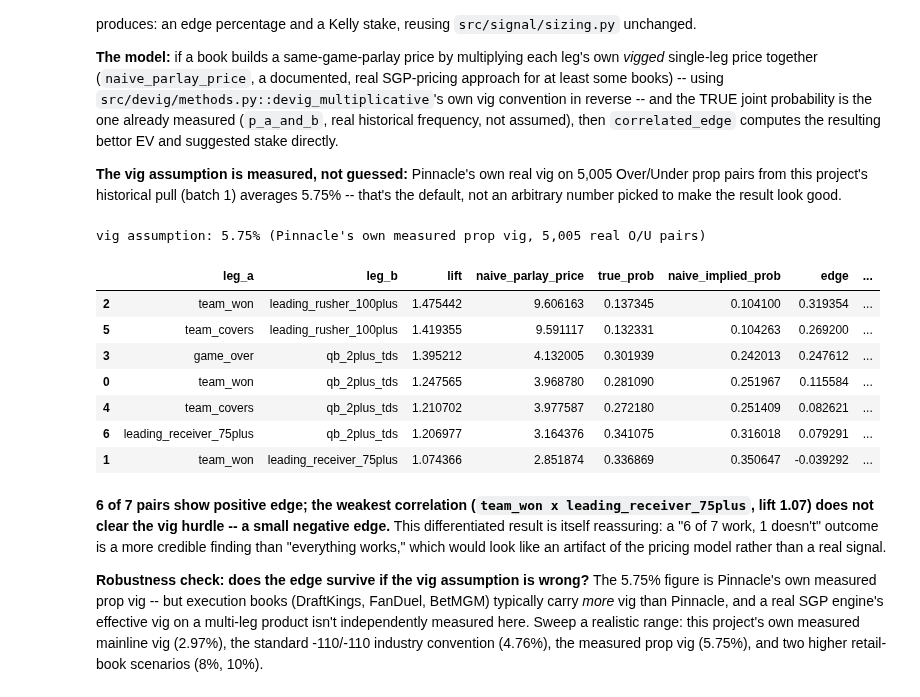
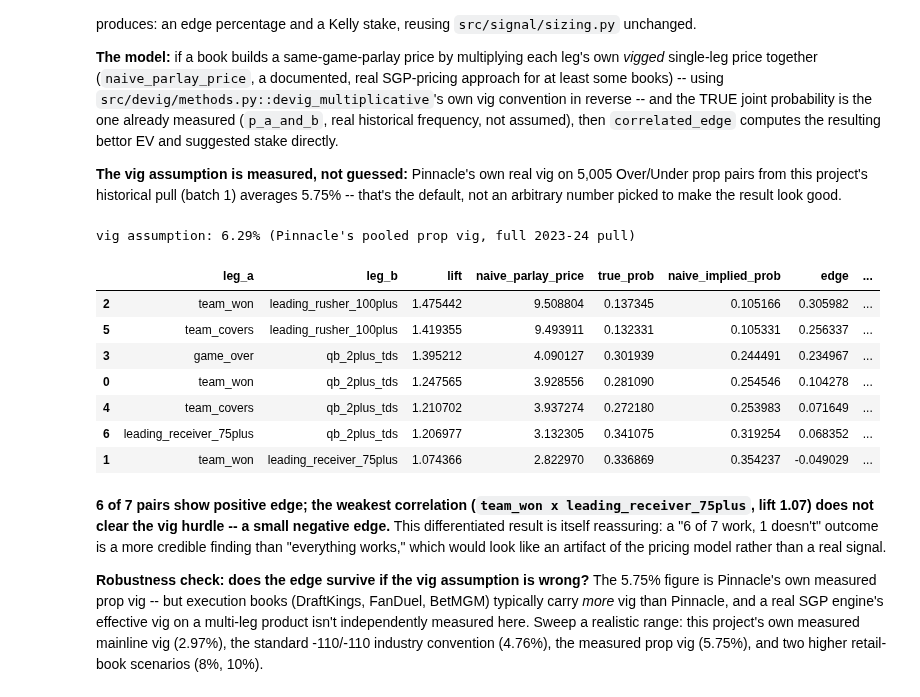
Before and after one commit to rahulr-1006/nfl_2026, a Jupyter notebook: notebooks/model_backtest_results.ipynb, the cells around one changed output. Drawn from its saved outputs; the diff is of its cells as text; code cells hidden in the pictures.

```diff
--- a/notebooks/model_backtest_results.ipynb
+++ b/notebooks/model_backtest_results.ipynb
@@ -953,7 +953,11 @@ from src.clv.metrics import bootstrap_ci
 
 snapshot_files = list((ROOT / "data" / "snapshots").rglob("*.parquet"))
 all_snapshots = pd.concat([pd.read_parquet(f) for f in snapshot_files], ignore_index=True)
-props_df = all_snapshots[all_snapshots["market"] == "player_prop"].copy()
+# The 2024 historical pull ONLY. The store also holds 2023 history and, since
+# 2026-09, the live season (including pre-registered holdout weeks); an unscoped
+# glob silently grew this section from 285 games to 655 (found 2026-10-13).
+props_df = all_snapshots[(all_snapshots["market"] == "player_prop")
+                         & all_snapshots["event_id"].str.startswith("2024_")].copy()
 print(f"{len(props_df)} player-prop snapshots, {props_df['event_id'].nunique()} games, books={sorted(props_df['book'].unique())}")
 
 fair = pinnacle_fair_probs(props_df)
@@ -1550,25 +1554,25 @@ Over/Under prop pairs from this project's historical pull (batch 1) averages 5.7
 # %%
 from src.backtest.correlated_props import correlated_edge, MEASURED_PROP_VIG
 
 edge_rows = []
 for leg_a, leg_b, df in leg_pairs:
     r = measure_leg_correlation(df[leg_a], df[leg_b])
-    e = correlated_edge(r["p_a"], r["p_b"], r["p_a_and_b"])
+    e = correlated_edge(r["p_a"], r["p_b"], r["p_a_and_b"], vig=MEASURED_PROP_VIG)
     edge_rows.append({"leg_a": leg_a, "leg_b": leg_b, "lift": r["lift"], **e})
 
 edge_report = pd.DataFrame(edge_rows).sort_values("edge", ascending=False)
-print(f"vig assumption: {MEASURED_PROP_VIG:.2%} (Pinnacle's own measured prop vig, 5,005 real O/U pairs)")
+print(f"vig assumption: {MEASURED_PROP_VIG:.2%} (Pinnacle's pooled prop vig, full 2023-24 pull)")
 edge_report[["leg_a", "leg_b", "lift", "naive_parlay_price", "true_prob", "naive_implied_prob", "edge", "suggested_stake"]]
 # %% [output]
-vig assumption: 5.75% (Pinnacle's own measured prop vig, 5,005 real O/U pairs)
+vig assumption: 6.29% (Pinnacle's pooled prop vig, full 2023-24 pull)
 |  | leg_a | leg_b | lift | naive_parlay_price | true_prob | naive_implied_prob | edge | ... |
-| 2 | team_won | leading_rusher_100plus | 1.475442 | 9.606163 | 0.137345 | 0.104100 | 0.319354 | ... |
-| 5 | team_covers | leading_rusher_100plus | 1.419355 | 9.591117 | 0.132331 | 0.104263 | 0.269200 | ... |
-| 3 | game_over | qb_2plus_tds | 1.395212 | 4.132005 | 0.301939 | 0.242013 | 0.247612 | ... |
-| 0 | team_won | qb_2plus_tds | 1.247565 | 3.968780 | 0.281090 | 0.251967 | 0.115584 | ... |
-| 4 | team_covers | qb_2plus_tds | 1.210702 | 3.977587 | 0.272180 | 0.251409 | 0.082621 | ... |
-| 6 | leading_receiver_75plus | qb_2plus_tds | 1.206977 | 3.164376 | 0.341075 | 0.316018 | 0.079291 | ... |
-| 1 | team_won | leading_receiver_75plus | 1.074366 | 2.851874 | 0.336869 | 0.350647 | -0.039292 | ... |
+| 2 | team_won | leading_rusher_100plus | 1.475442 | 9.508804 | 0.137345 | 0.105166 | 0.305982 | ... |
+| 5 | team_covers | leading_rusher_100plus | 1.419355 | 9.493911 | 0.132331 | 0.105331 | 0.256337 | ... |
+| 3 | game_over | qb_2plus_tds | 1.395212 | 4.090127 | 0.301939 | 0.244491 | 0.234967 | ... |
+| 0 | team_won | qb_2plus_tds | 1.247565 | 3.928556 | 0.281090 | 0.254546 | 0.104278 | ... |
+| 4 | team_covers | qb_2plus_tds | 1.210702 | 3.937274 | 0.272180 | 0.253983 | 0.071649 | ... |
+| 6 | leading_receiver_75plus | qb_2plus_tds | 1.206977 | 3.132305 | 0.341075 | 0.319254 | 0.068352 | ... |
+| 1 | team_won | leading_receiver_75plus | 1.074366 | 2.822970 | 0.336869 | 0.354237 | -0.049029 | ... |
 # %% [markdown]
 **6 of 7 pairs show positive edge; the weakest correlation (`team_won x
 leading_receiver_75plus`, lift 1.07) does not clear the vig hurdle -- a small
```
Also changed, not shown: parts of 10 cells of this notebook.
